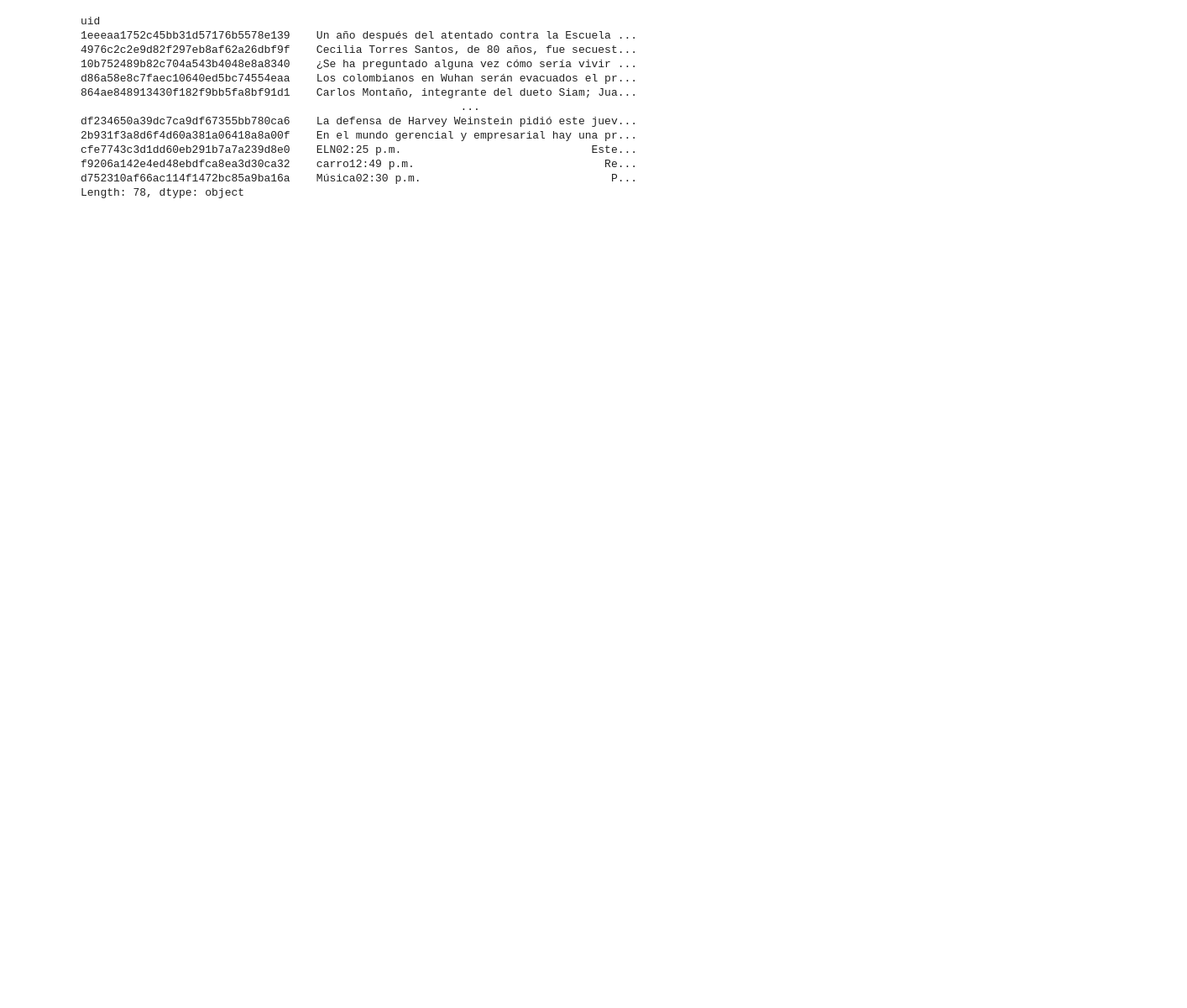
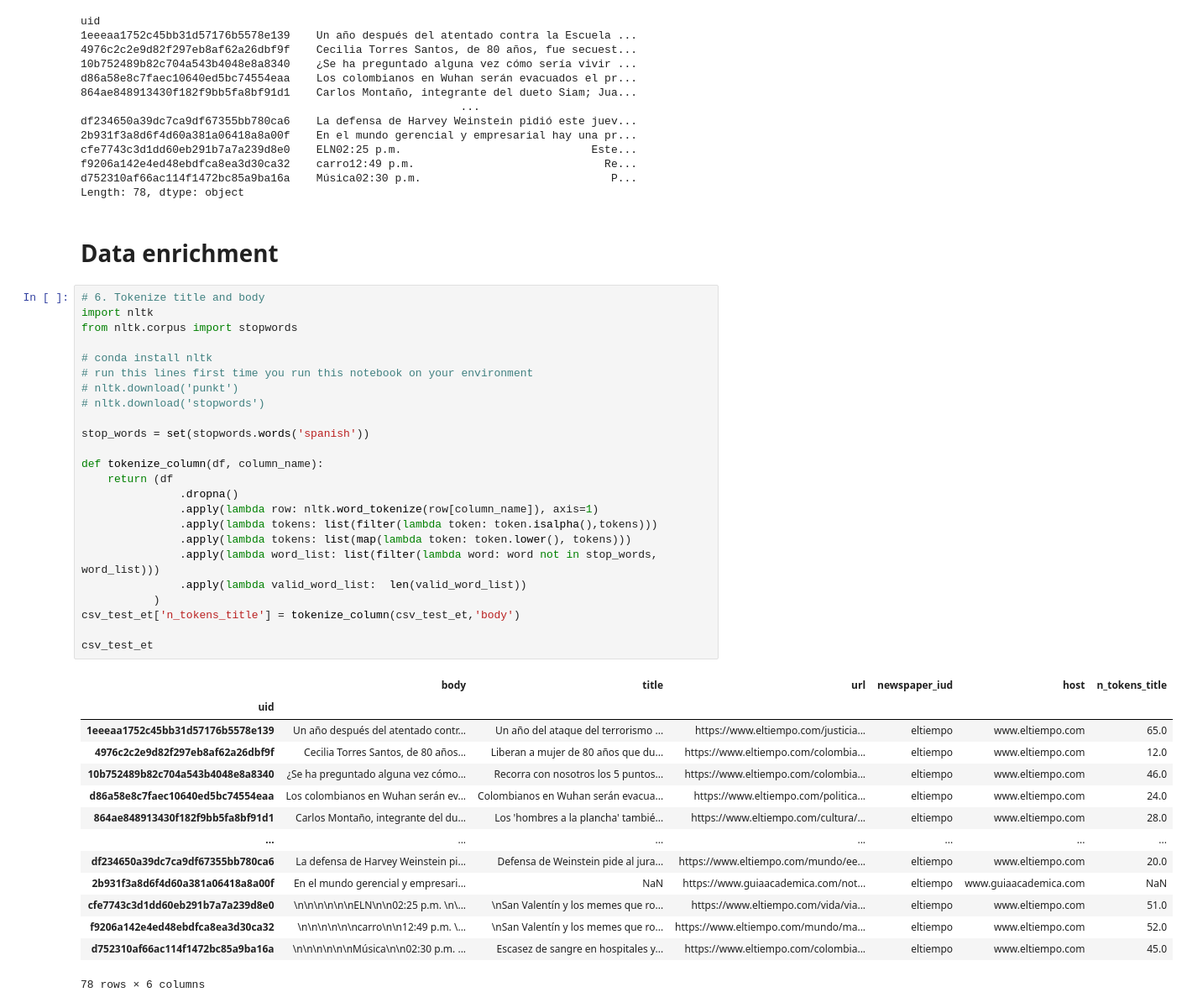
Before and after one commit to cristian-rincon/data-eng-1, a Jupyter notebook: Introduction-to-pandas.ipynb, the cells around one changed output. Shown: that part at 84% size. Saved outputs shown, nothing was run; the diff lists cells and outputs as text; blank space fills up the shorter version.

```diff
--- a/Introduction-to-pandas.ipynb
+++ b/Introduction-to-pandas.ipynb
@@ -291,3 +291,44 @@ cfe7743c3d1dd60eb291b7a7a239d8e0    ELN02:25 p.m.                             Es
 f9206a142e4ed48ebdfca8ea3d30ca32    carro12:49 p.m.                             Re...
 d752310af66ac114f1472bc85a9ba16a    Música02:30 p.m.                             P...
 Length: 78, dtype: object
+# %% [markdown]
+# Data enrichment
+# %%
+# 6. Tokenize title and body
+import nltk
+from nltk.corpus import stopwords
+
+# conda install nltk
+# run this lines first time you run this notebook on your environment
+# nltk.download('punkt')
+# nltk.download('stopwords')
+
+stop_words = set(stopwords.words('spanish'))
+
+def tokenize_column(df, column_name):
+    return (df
+               .dropna()
+               .apply(lambda row: nltk.word_tokenize(row[column_name]), axis=1)
+               .apply(lambda tokens: list(filter(lambda token: token.isalpha(),tokens)))
+               .apply(lambda tokens: list(map(lambda token: token.lower(), tokens)))
+               .apply(lambda word_list: list(filter(lambda word: word not in stop_words, word_list)))
+               .apply(lambda valid_word_list:  len(valid_word_list))
+           )
+csv_test_et['n_tokens_title'] = tokenize_column(csv_test_et,'body')
+
+csv_test_et
+# %% [output]
+|  | body | title | url | newspaper_iud | host | n_tokens_title |
+| uid |  |  |  |  |  |  |
+| 1eeeaa1752c45bb31d57176b5578e139 | Un año después del atentado contr... | Un año del ataque del terrorismo ... | https://www.eltiempo.com/justicia... | eltiempo | www.eltiempo.com | 65.0 |
+| 4976c2c2e9d82f297eb8af62a26dbf9f | Cecilia Torres Santos, de 80 años... | Liberan a mujer de 80 años que du... | https://www.eltiempo.com/colombia... | eltiempo | www.eltiempo.com | 12.0 |
+| 10b752489b82c704a543b4048e8a8340 | ¿Se ha preguntado alguna vez cómo... | Recorra con nosotros los 5 puntos... | https://www.eltiempo.com/colombia... | eltiempo | www.eltiempo.com | 46.0 |
+| d86a58e8c7faec10640ed5bc74554eaa | Los colombianos en Wuhan serán ev... | Colombianos en Wuhan serán evacua... | https://www.eltiempo.com/politica... | eltiempo | www.eltiempo.com | 24.0 |
+| 864ae848913430f182f9bb5fa8bf91d1 | Carlos Montaño, integrante del du... | Los 'hombres a la plancha' tambié... | https://www.eltiempo.com/cultura/... | eltiempo | www.eltiempo.com | 28.0 |
+| ... | ... | ... | ... | ... | ... | ... |
+| df234650a39dc7ca9df67355bb780ca6 | La defensa de Harvey Weinstein pi... | Defensa de Weinstein pide al jura... | https://www.eltiempo.com/mundo/ee... | eltiempo | www.eltiempo.com | 20.0 |
+| 2b931f3a8d6f4d60a381a06418a8a00f | En el mundo gerencial y empresari... | NaN | https://www.guiaacademica.com/not... | eltiempo | www.guiaacademica.com | NaN |
+| cfe7743c3d1dd60eb291b7a7a239d8e0 | \n\n\n\n\n\nELN\n\n02:25 p.m. \n\... | \nSan Valentín y los memes que ro... | https://www.eltiempo.com/vida/via... | eltiempo | www.eltiempo.com | 51.0 |
+| f9206a142e4ed48ebdfca8ea3d30ca32 | \n\n\n\n\n\ncarro\n\n12:49 p.m. \... | \nSan Valentín y los memes que ro... | https://www.eltiempo.com/mundo/ma... | eltiempo | www.eltiempo.com | 52.0 |
+| d752310af66ac114f1472bc85a9ba16a | \n\n\n\n\n\nMúsica\n\n02:30 p.m. ... | Escasez de sangre en hospitales y... | https://www.eltiempo.com/colombia... | eltiempo | www.eltiempo.com | 45.0 |
+78 rows × 6 columns
```
Also changed, not shown: parts of 1 cell of this notebook, 1 other file.
